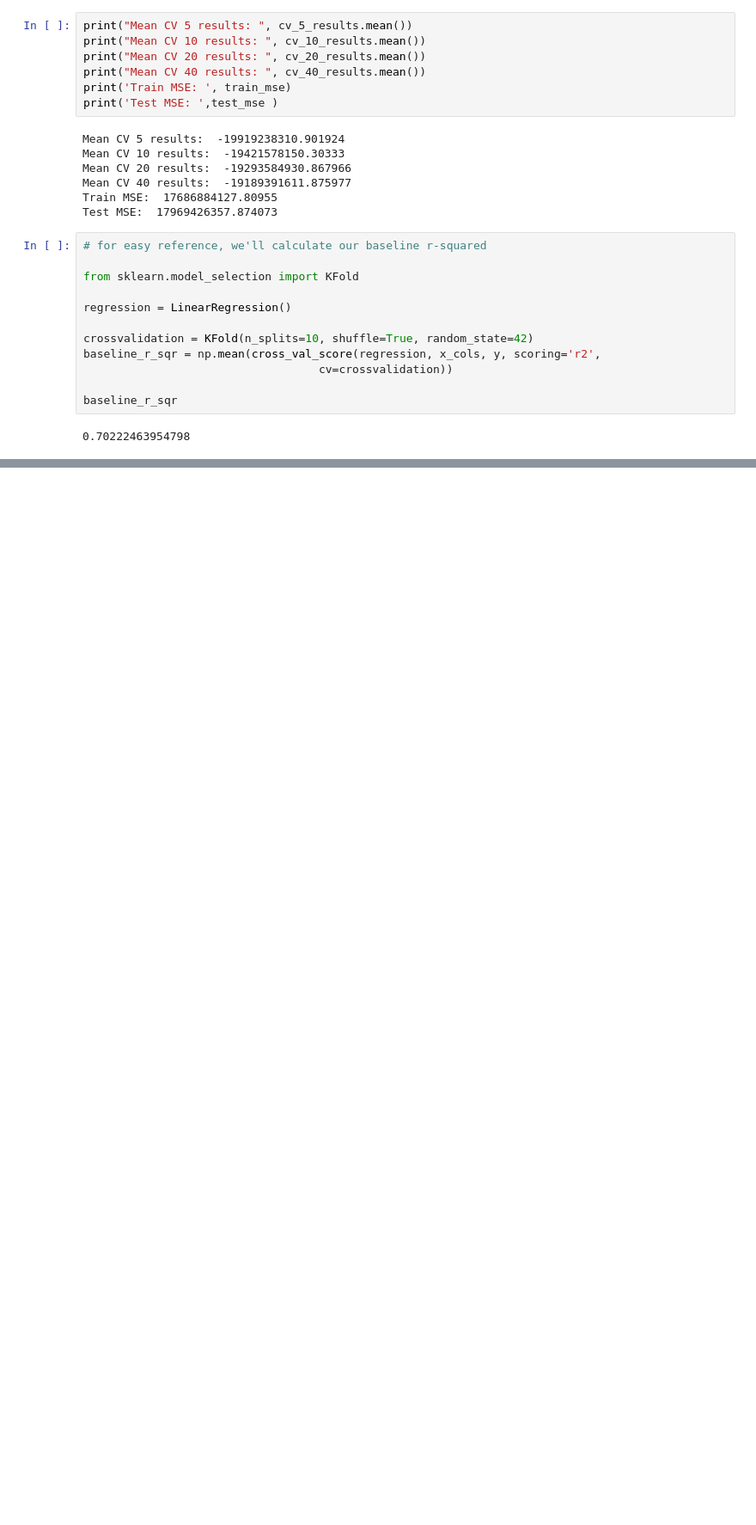
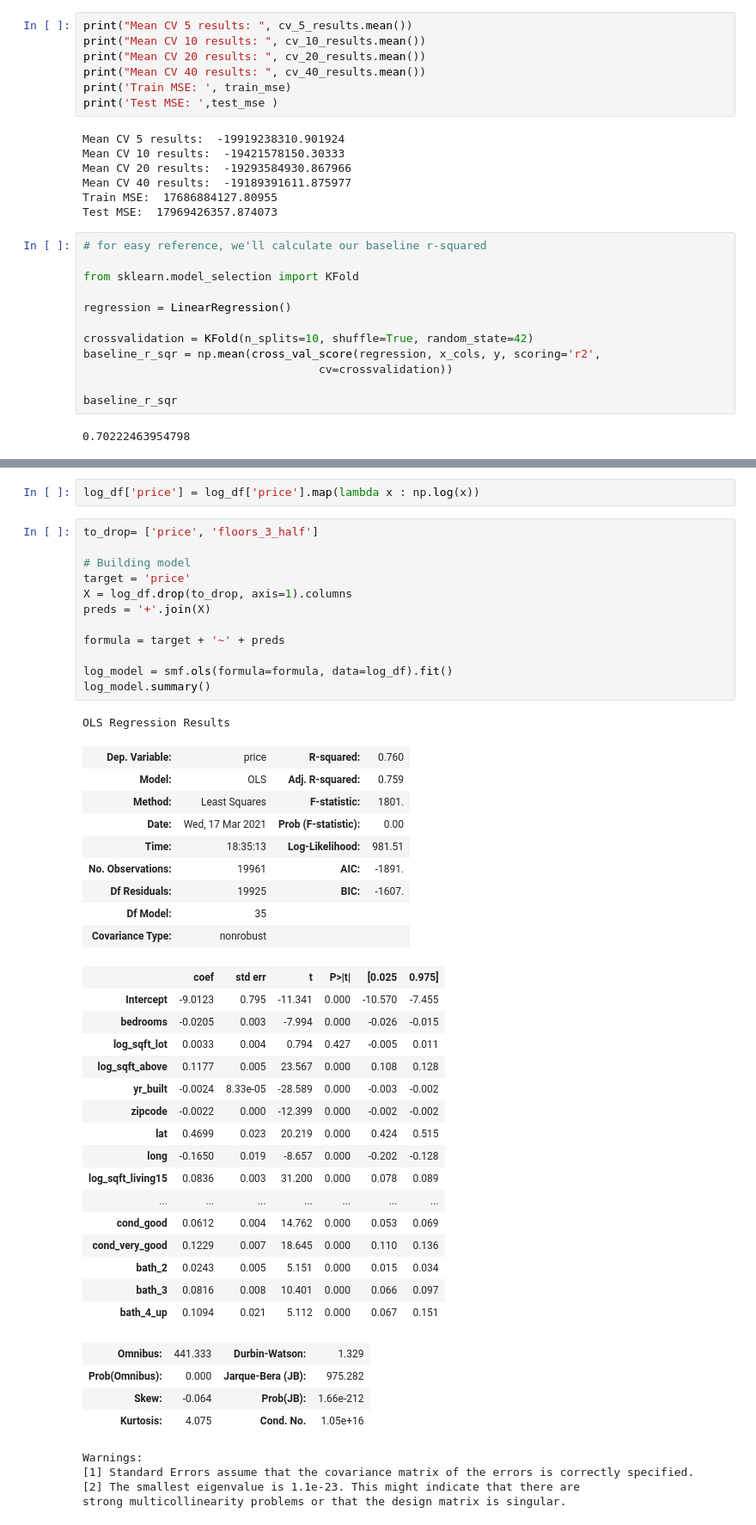
Before and after one commit to bmauss/Regression-Model-for-King-County-Housing-Market, a Jupyter notebook: Refining Model.ipynb, the cells around one changed output, grey strips where cells are left out. Shown at 86% size. Cells and saved outputs as stored; diff of their text form; blank space fills up the shorter version.

```diff
--- a/Refining Model.ipynb
+++ b/Refining Model.ipynb
@@ -734,0 +765,49 @@ baseline_r_sqr
+# %%
+log_df['price'] = log_df['price'].map(lambda x : np.log(x))
+# %%
+to_drop= ['price', 'floors_3_half']
+
+# Building model
+target = 'price'
+X = log_df.drop(to_drop, axis=1).columns
+preds = '+'.join(X)
+
+formula = target + '~' + preds
+
+log_model = smf.ols(formula=formula, data=log_df).fit()
+log_model.summary()
+# %% [output]
+OLS Regression Results
+| Dep. Variable: | price | R-squared: | 0.760 |
+| Model: | OLS | Adj. R-squared: | 0.759 |
+| Method: | Least Squares | F-statistic: | 1801. |
+| Date: | Wed, 17 Mar 2021 | Prob (F-statistic): | 0.00 |
+| Time: | 18:35:13 | Log-Likelihood: | 981.51 |
+| No. Observations: | 19961 | AIC: | -1891. |
+| Df Residuals: | 19925 | BIC: | -1607. |
+| Df Model: | 35 |  |  |
+| Covariance Type: | nonrobust |  |  |
+|  | coef | std err | t | P>|t| | [0.025 | 0.975] |
+| Intercept | -9.0123 | 0.795 | -11.341 | 0.000 | -10.570 | -7.455 |
+| bedrooms | -0.0205 | 0.003 | -7.994 | 0.000 | -0.026 | -0.015 |
+| log_sqft_lot | 0.0033 | 0.004 | 0.794 | 0.427 | -0.005 | 0.011 |
+| log_sqft_above | 0.1177 | 0.005 | 23.567 | 0.000 | 0.108 | 0.128 |
+| yr_built | -0.0024 | 8.33e-05 | -28.589 | 0.000 | -0.003 | -0.002 |
+| zipcode | -0.0022 | 0.000 | -12.399 | 0.000 | -0.002 | -0.002 |
+| lat | 0.4699 | 0.023 | 20.219 | 0.000 | 0.424 | 0.515 |
+| long | -0.1650 | 0.019 | -8.657 | 0.000 | -0.202 | -0.128 |
+| log_sqft_living15 | 0.0836 | 0.003 | 31.200 | 0.000 | 0.078 | 0.089 |
+| ... | ... | ... | ... | ... | ... | ... |
+| cond_good | 0.0612 | 0.004 | 14.762 | 0.000 | 0.053 | 0.069 |
+| cond_very_good | 0.1229 | 0.007 | 18.645 | 0.000 | 0.110 | 0.136 |
+| bath_2 | 0.0243 | 0.005 | 5.151 | 0.000 | 0.015 | 0.034 |
+| bath_3 | 0.0816 | 0.008 | 10.401 | 0.000 | 0.066 | 0.097 |
+| bath_4_up | 0.1094 | 0.021 | 5.112 | 0.000 | 0.067 | 0.151 |
+| Omnibus: | 441.333 | Durbin-Watson: | 1.329 |
+| Prob(Omnibus): | 0.000 | Jarque-Bera (JB): | 975.282 |
+| Skew: | -0.064 | Prob(JB): | 1.66e-212 |
+| Kurtosis: | 4.075 | Cond. No. | 1.05e+16 |
+Warnings:
+[1] Standard Errors assume that the covariance matrix of the errors is correctly specified.
+[2] The smallest eigenvalue is 1.1e-23. This might indicate that there are
+strong multicollinearity problems or that the design matrix is singular.
```
Also changed, not shown: parts of 11 cells of this notebook, 1 other file.
